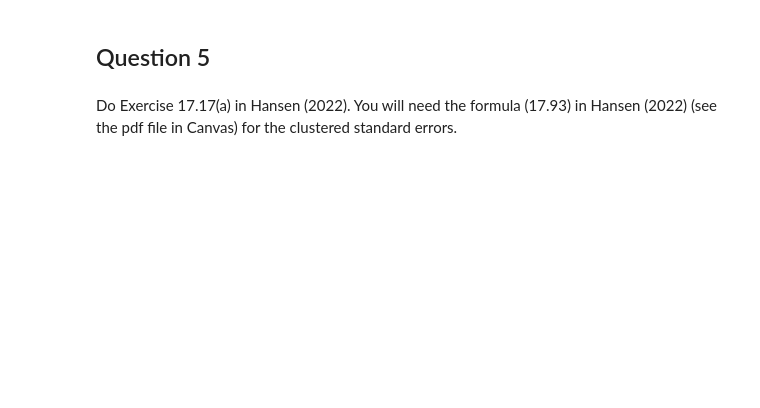
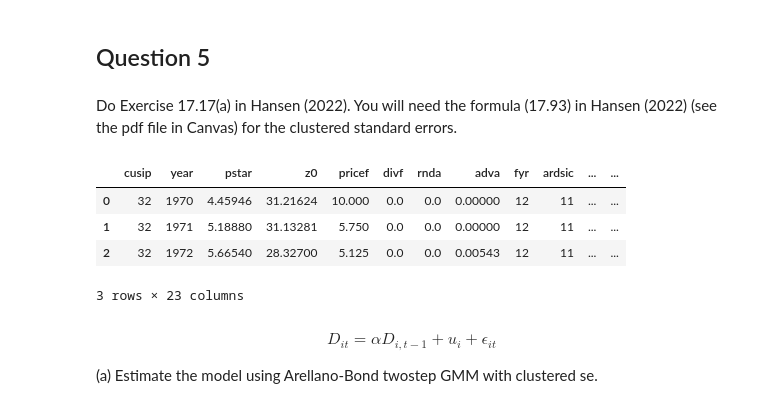
Before and after one commit to Econ522/ps1-won-jun-choi, a Jupyter notebook: PS1.ipynb, the cells around one changed output. Drawn from its saved outputs; the diff is of its cells as text; code cells hidden in the pictures; blank space fills up the shorter version.

```diff
--- a/PS1.ipynb
+++ b/PS1.ipynb
@@ -242,3 +251,21 @@ fig_n100_T9 = figure_Q3(results_n100_T9, n=n,T=T, save=True)
 ## Question 5
 # %% [markdown]
 Do Exercise 17.17(a) in Hansen (2022). You will need the formula (17.93) in Hansen (2022) (see the pdf file in Canvas) for the clustered standard errors.
+# %%
+from pydynpd import regression
+file = os.path.join(os.getcwd(),"..","Econometrics Data","Invest1993","Invest1993.txt")
+df = pd.read_csv(file, sep='\t')
+df.head(3)
+#df.year.unique().max() - df.year.unique().min() + 1
+# %% [output]
+|  | cusip | year | pstar | z0 | pricef | divf | rnda | adva | fyr | ardsic | ... | ... |
+| 0 | 32 | 1970 | 4.45946 | 31.21624 | 10.000 | 0.0 | 0.0 | 0.00000 | 12 | 11 | ... | ... |
+| 1 | 32 | 1971 | 5.18880 | 31.13281 | 5.750 | 0.0 | 0.0 | 0.00000 | 12 | 11 | ... | ... |
+| 2 | 32 | 1972 | 5.66540 | 28.32700 | 5.125 | 0.0 | 0.0 | 0.00543 | 12 | 11 | ... | ... |
+3 rows × 23 columns
+# %% [markdown]
+$$
+D_{it} = \alpha D_{i,t-1} + u_i + \epsilon_{it}
+$$
+
+(a) Estimate the model using Arellano-Bond twostep GMM with clustered se.
```
Also changed, not shown: parts of 15 cells of this notebook, 3 other files.
